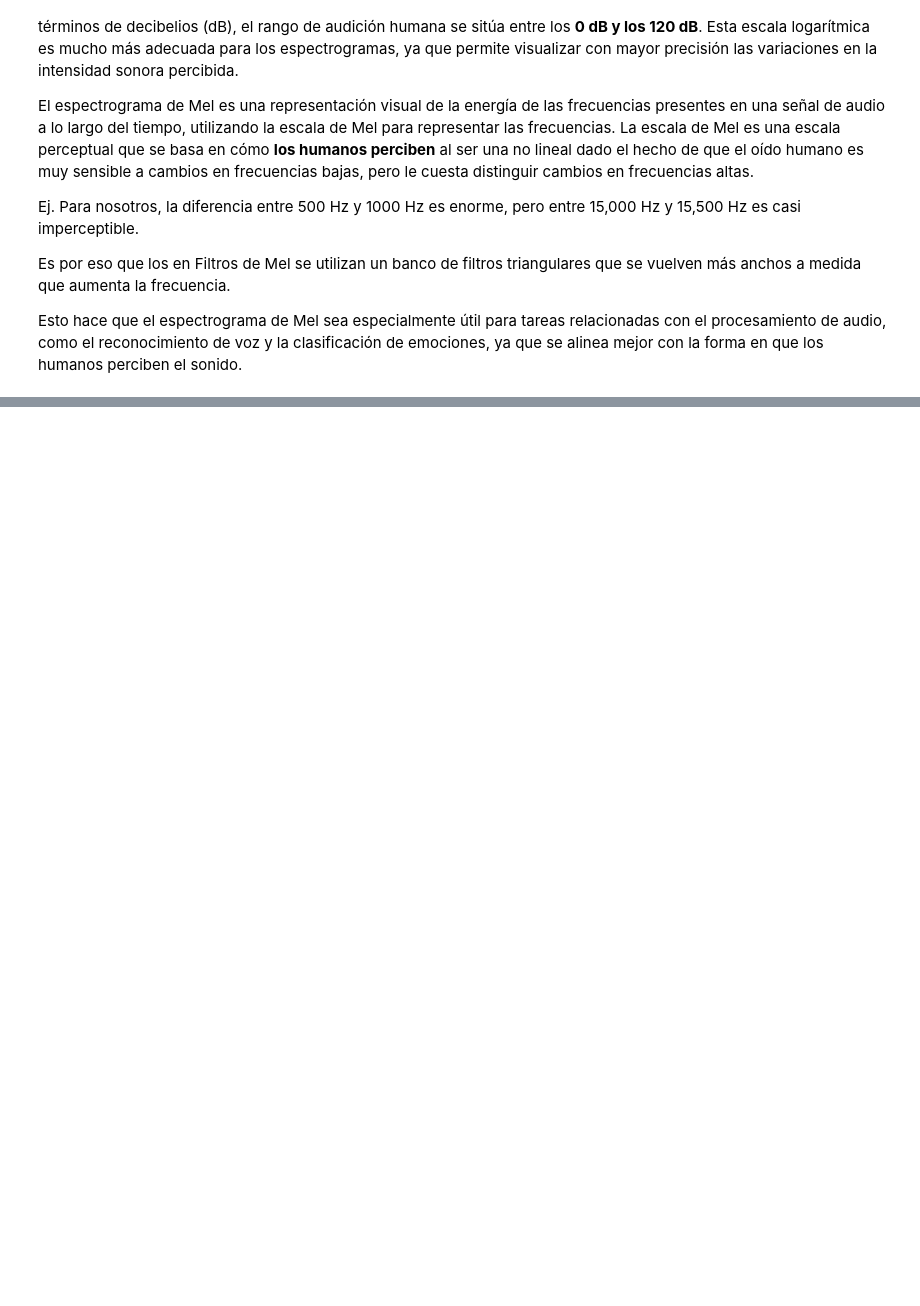
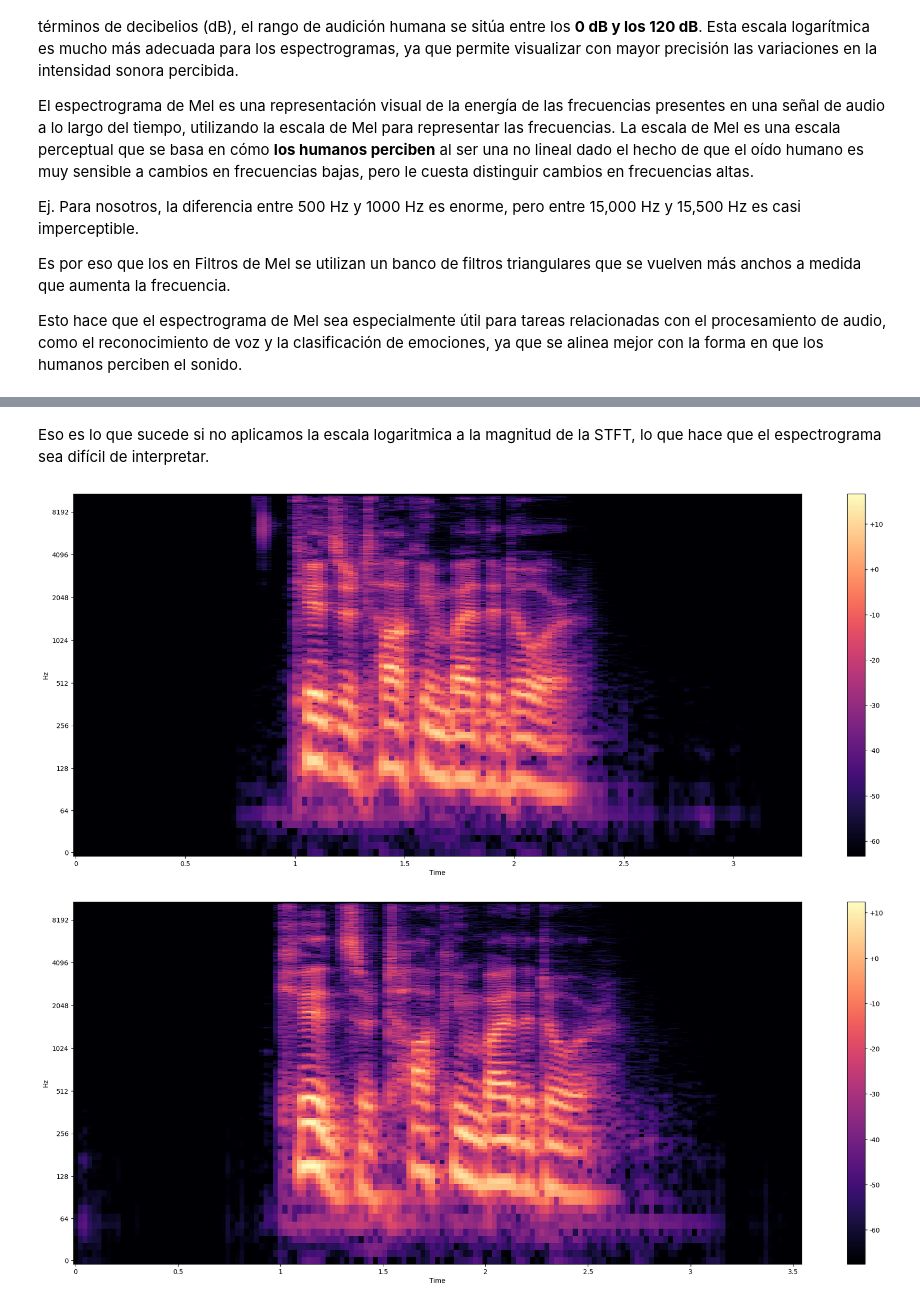
Before and after one commit to AcSsalazar/the-color-of-emotions, a Jupyter notebook: Notebooks/2-fourier-transform.ipynb, the cells around one changed output, grey strips where cells are left out. Drawn from its saved outputs; the diff is of its cells as text; code cells hidden in the pictures; blank space fills up the shorter version.

```diff
--- a/Notebooks/fourier-transform.ipynb
+++ b/Notebooks/2-fourier-transform.ipynb
@@ -98,0 +157,11 @@ Esto hace que el espectrograma de Mel sea especialmente útil para tareas relaci
+# %% [markdown]
+Eso es lo que sucede si no aplicamos la escala logaritmica a la magnitud de la STFT, lo que hace que el espectrograma sea difícil de interpretar.
+# %%
+Y_scale_1_log = librosa.power_to_db(Y_scale_1)
+Y_scale_2_log = librosa.power_to_db(Y_scale_2)
+
+plot_spectrogram(Y_scale_1_log, sr, HOP_SIZE, y_axis="log")
+plot_spectrogram(Y_scale_2_log, sr, HOP_SIZE, y_axis="log")
+# %% [output]
+[figure, added]
+[figure, added]
```
Also changed, not shown: parts of 11 cells of this notebook, 1 other file.
